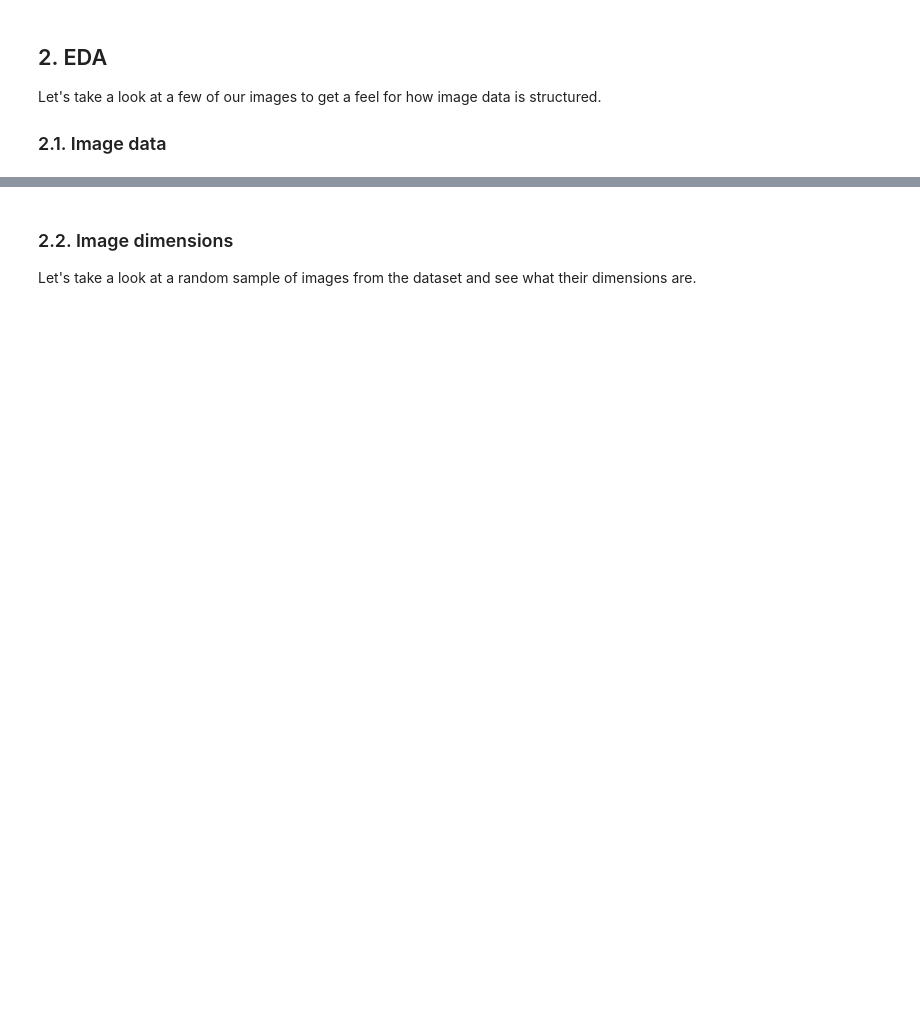
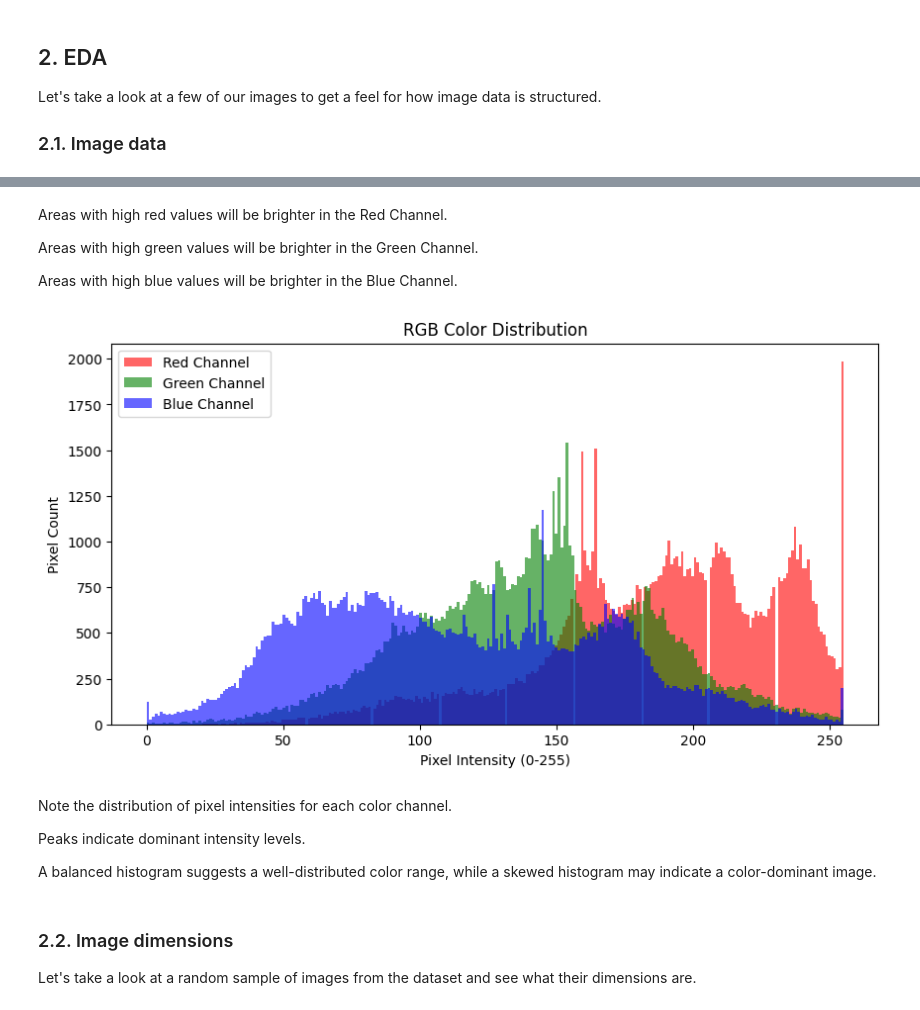
Before and after one commit to Dansah2/Dansah2_ImageClassification_DeepLearning-image-classification, a Jupyter notebook: src/mvp.ipynb, the cells around one changed output, grey strips where cells are left out. Drawn from its saved outputs; the diff is of its cells as text; code cells hidden in the pictures; blank space fills up the shorter version.

```diff
--- a/src/mvp.ipynb
+++ b/src/mvp.ipynb
@@ -58,3 +103,31 @@ Let's take a look at a few of our images to get a feel for how image data is str
+# %% [markdown]
+Areas with high red values will be brighter in the Red Channel.
+
+Areas with high green values will be brighter in the Green Channel.
+
+Areas with high blue values will be brighter in the Blue Channel.
+# %%
+# Plot a histogram of the three 2D arrays which comprise the image. What do you see?
+# Plot histograms for each channel
+plt.figure(figsize=(10, 5))
+plt.hist(R.ravel(), bins=256, color='red', alpha=0.6, label="Red Channel")
+plt.hist(G.ravel(), bins=256, color='green', alpha=0.6, label="Green Channel")
+plt.hist(B.ravel(), bins=256, color='blue', alpha=0.6, label="Blue Channel")
+
+# Formatting the plot
+plt.xlabel("Pixel Intensity (0-255)")
+plt.ylabel("Pixel Count")
+plt.title("RGB Color Distribution")
+plt.legend()
+plt.show()
+# %% [output]
+[figure, added]
+# %% [markdown]
+Note the distribution of pixel intensities for each color channel.
+
+Peaks indicate dominant intensity levels.
+
+A balanced histogram suggests a well-distributed color range, while a skewed histogram may indicate a color-dominant image.
 # %% [markdown]
 ### 2.2. Image dimensions
 
```
Also changed, not shown: parts of 11 cells of this notebook.
